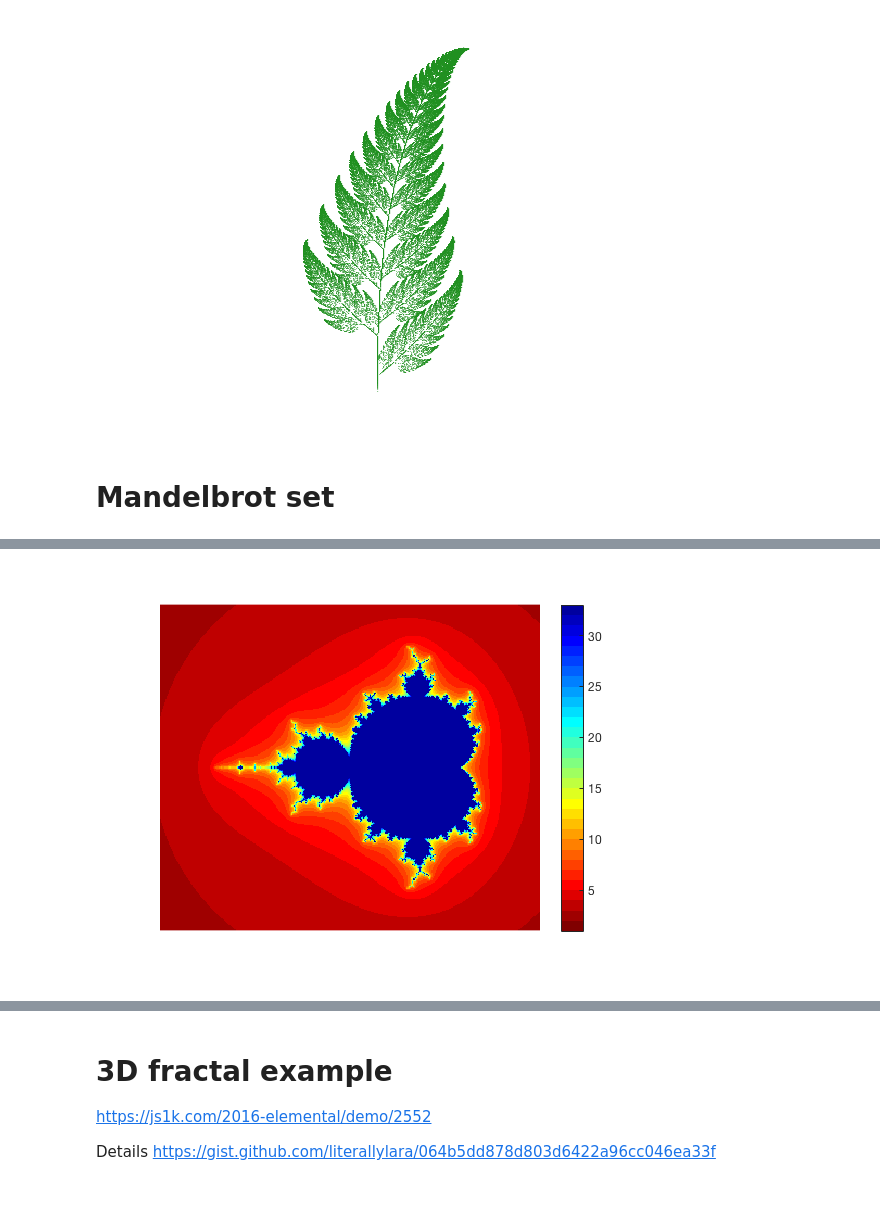
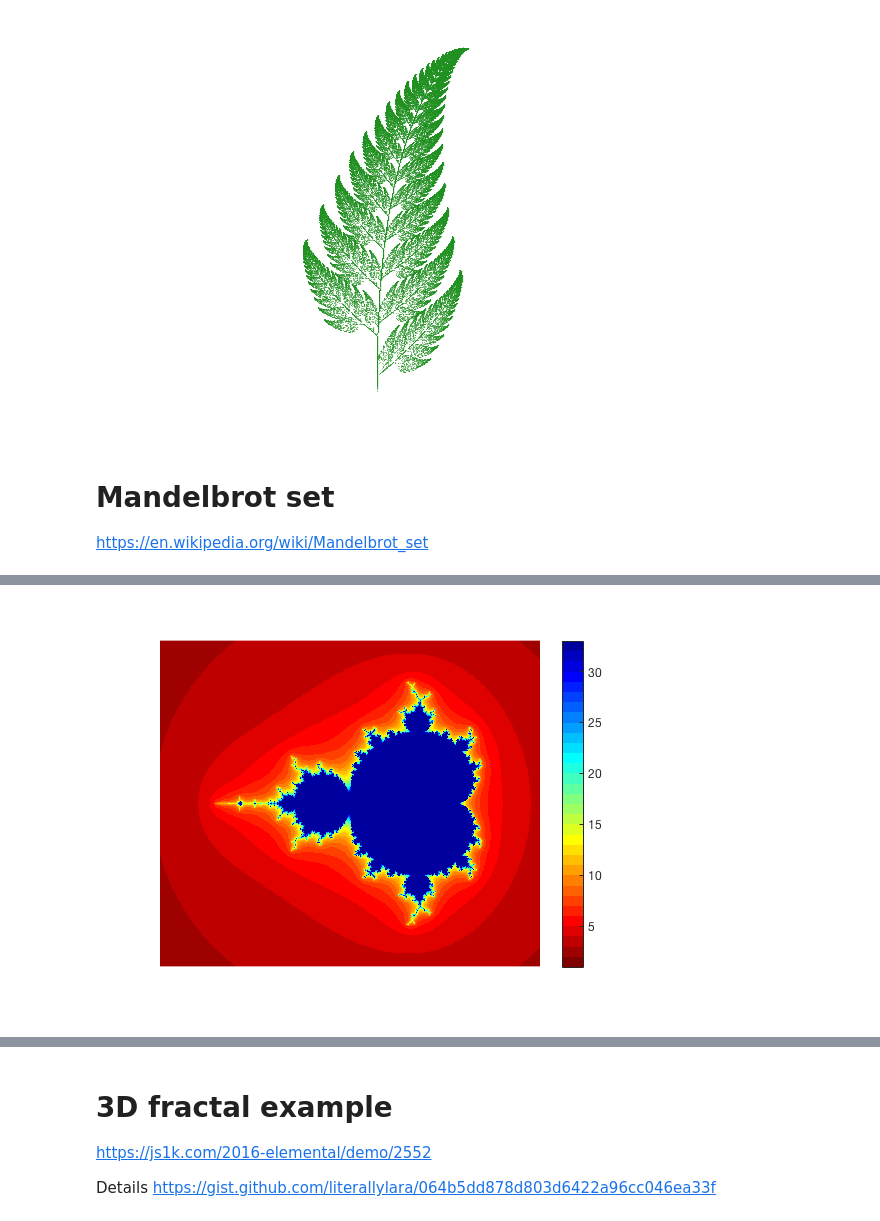
Before and after one commit to HugoStrand/matlab-intro, a Jupyter notebook: Föreläsning4.ipynb, the cells around one changed output, grey strips where cells are left out. Drawn from its saved outputs; the diff is of its cells as text; code cells hidden in the pictures.

```diff
--- a/Föreläsning4.ipynb
+++ b/Föreläsning4.ipynb
@@ -552,31 +548,35 @@ print(fig, '-dpng', 'barnsley.png', '-r600')
 [figure]
 # %% [markdown]
 # Mandelbrot set
+
+<https://en.wikipedia.org/wiki/Mandelbrot_set>
 # %%
-N = 350;
-M = 300;
+N = 2 * 350;
+M = 2 * 300;
 depth = 32;
 
 x = linspace(-2.5, 1, N);
 y = linspace(-1.5, 1.5, M);
 A = zeros([N, M]);
 
+tic
 for i = 1:length(x)
 for j = 1:length(y)
     z = 0.;
     z0 = x(i) + 1i * y(j);
     for iteration = 1:depth
         z = z.^2 + z0;
-        if norm(z) > 4
+        if abs(z) > 4
             break
         end
     end
     A(i, j) = iteration;
 end
 end
+toc
 
 image(A')
-axis('image')
-colormap(flipud(jet(depth)));
-colorbar; axis off;
+
+axis('image'); colormap(flipud(jet(depth))); axis off;
+colorbar
 # %% [output]
@@ -583 +584 @@ colorbar; axis off;
-[figure, old version]
+[figure, new version]
```
Also changed, not shown: parts of 7 cells of this notebook.
